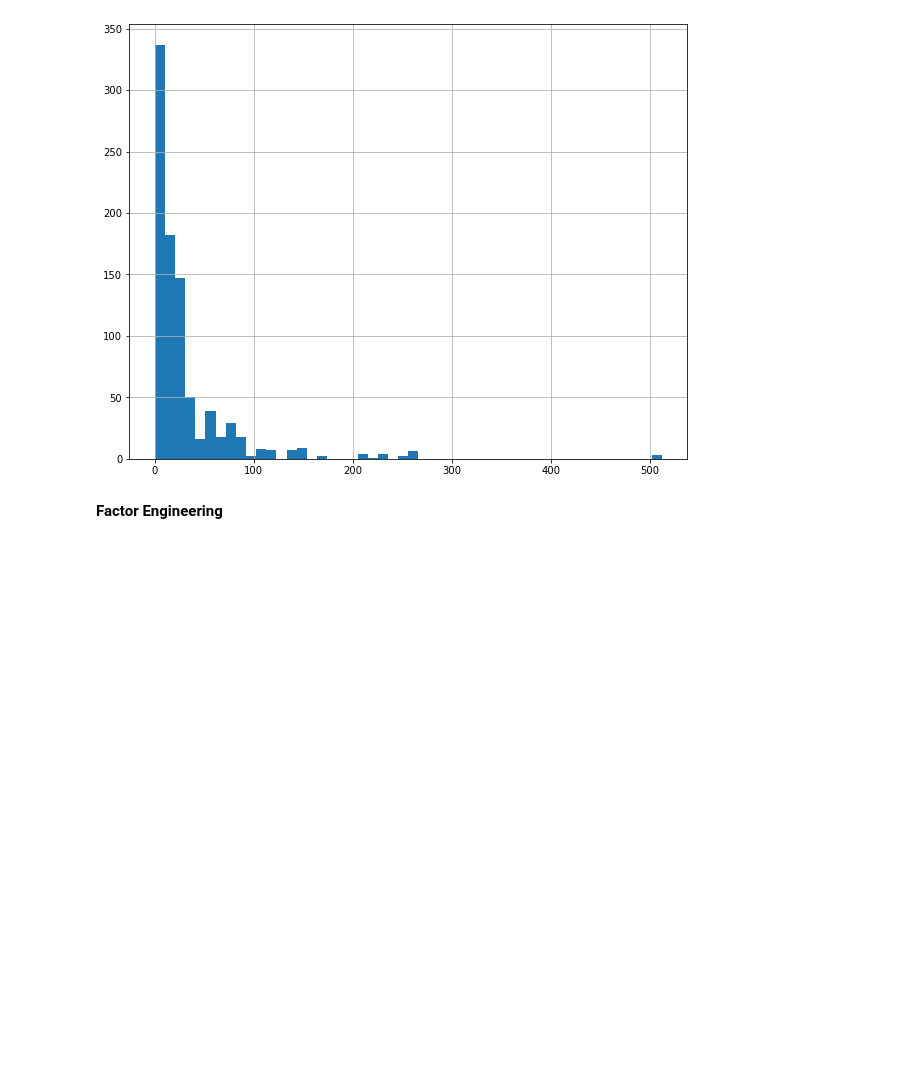
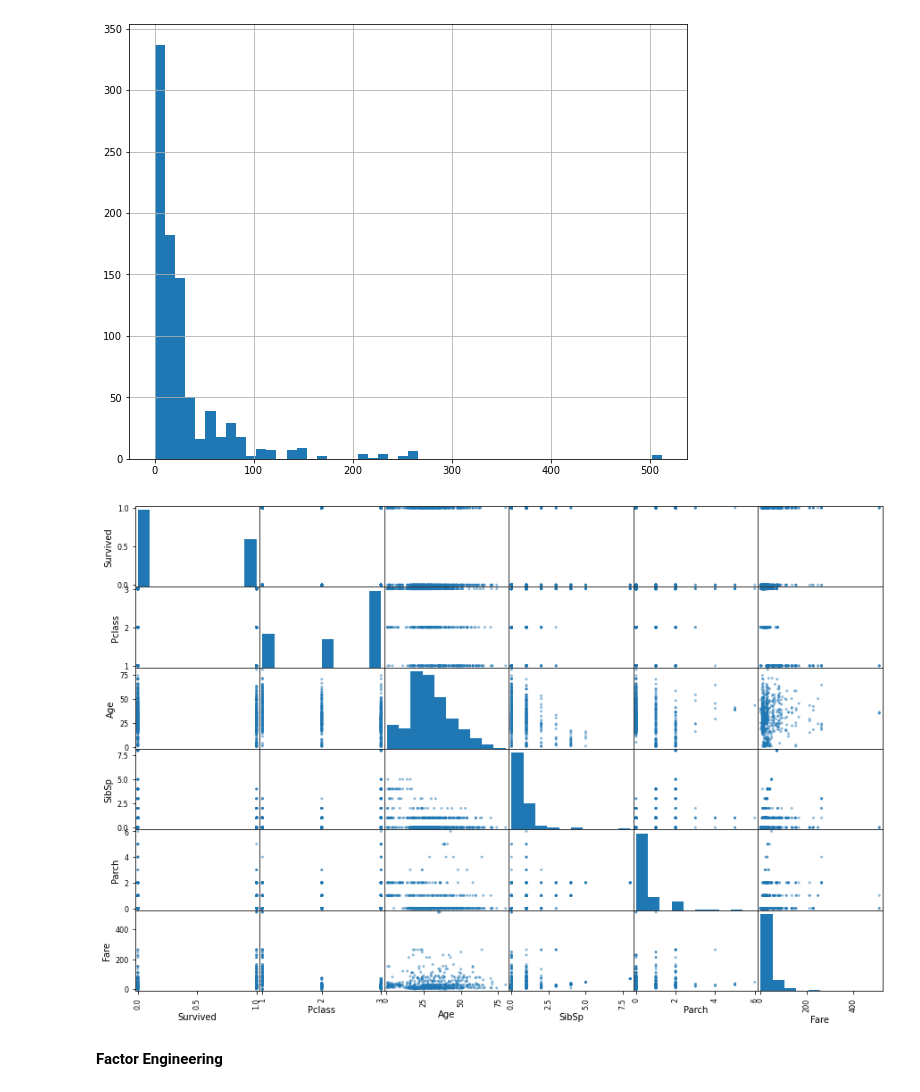
Before and after one commit to Shredder42/titanic, a Jupyter notebook: analysis.ipynb, the cells around one changed output. Saved outputs shown, nothing was run; the diff lists cells and outputs as text; code cells hidden in the pictures; blank space fills up the shorter version.

```diff
--- a/analysis.ipynb
+++ b/analysis.ipynb
@@ -119,6 +132,12 @@ histogram('Age')
 histogram('Fare')
 # %% [output]
 [figure]
+# %%
+scatter_attribs = ['Survived', 'Pclass', 'Age', 'SibSp', 'Parch', 'Fare']
+# %%
+pd.plotting.scatter_matrix(train_data[scatter_attribs], figsize=(15,10));
+# %% [output]
+[figure, added]
 # %% [markdown]
 **Factor Engineering**
 # %%
```
Also changed, not shown: parts of 5 cells of this notebook.
